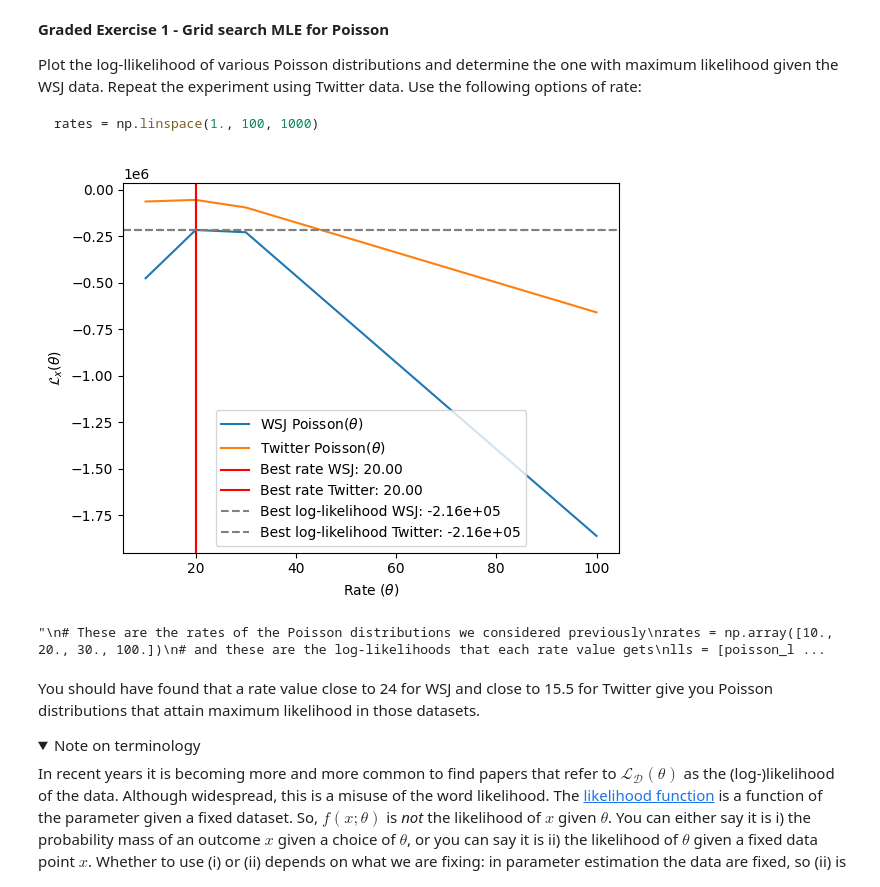
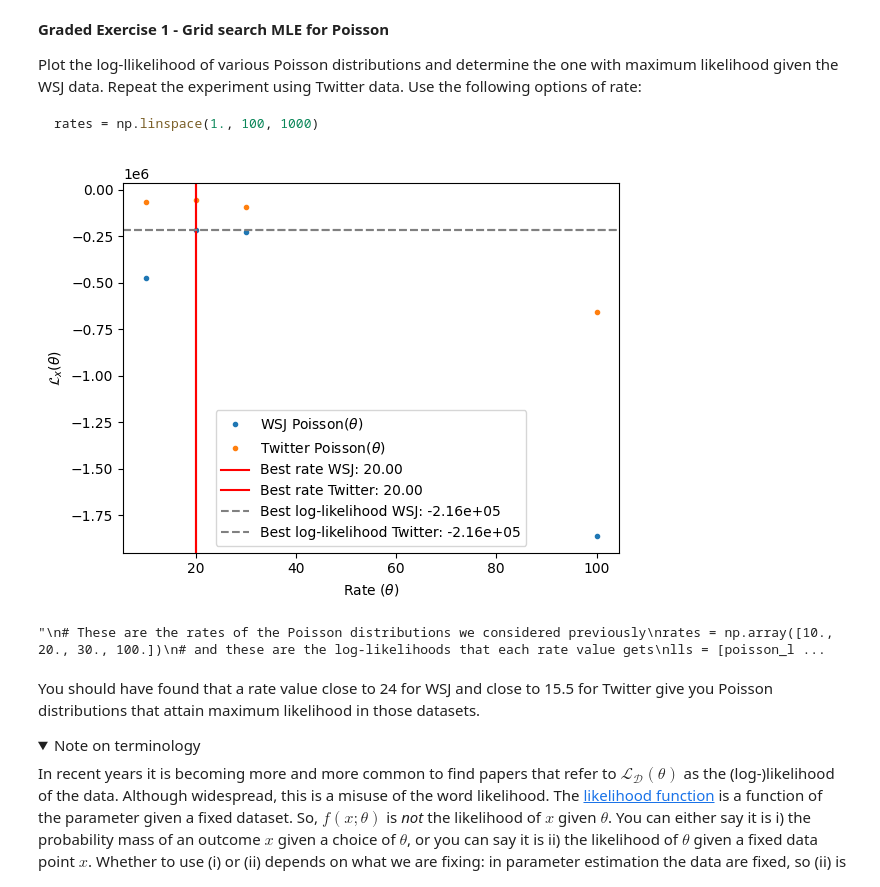
Before and after one commit to xsznr/NTMI, a Jupyter notebook: T1.ipynb, the cells around one changed output. Drawn from its saved outputs; the diff is of its cells as text; code cells hidden in the pictures; folded sections open.

```diff
--- a/T1.ipynb
+++ b/T1.ipynb
@@ -996,8 +996,8 @@ lls_wsj = [poisson_log_likelihood(rate, wsj_lens) for rate in rates]
 lls_twitter = [poisson_log_likelihood(rate, twitter_lens) for rate in rates]
 
 #plt.plot(rates, lls, '.', label=r'Poisson($\theta$)')
-plt.plot(rates, lls_wsj, label=r'WSJ Poisson($\theta$)')
-plt.plot(rates, lls_twitter, label=r'Twitter Poisson($\theta$)')
+plt.plot(rates, lls_wsj, '.', label=r'WSJ Poisson($\theta$)')
+plt.plot(rates, lls_twitter, '.', label=r'Twitter Poisson($\theta$)')
 
 argmax_wsj = np.argmax(lls_wsj)
 argmax_twitter = np.argmax(lls_twitter)
@@ -1007,34 +1007,34 @@ best_rate_twitter = rates[argmax_twitter]
 
 plt.axvline(best_rate_wsj, c='r', label=f'Best rate WSJ: {best_rate_wsj:.2f}')
 plt.axvline(best_rate_twitter, c='r', label=f'Best rate Twitter: {best_rate_twitter:.2f}')
 
 plt.axhline(lls[argmax_wsj], c='gray', linestyle='dashed', label=f'Best log-likelihood WSJ: {lls[argmax_wsj]:.2e}')
 plt.axhline(lls[argmax_twitter], c='gray', linestyle='dashed', label=f'Best log-likelihood Twitter: {lls[argmax_twitter]:.2e}')
 
 plt.ylabel(r'$\mathcal{L}_x(\theta)$')
 plt.xlabel(r'Rate ($\theta$)')
 
 plt.legend()
 plt.show()
 
 
 
 '''
 # These are the rates of the Poisson distributions we considered previously
 rates = np.array([10., 20., 30., 100.])
 # and these are the log-likelihoods that each rate value gets
 lls = [poisson_log_likelihood(rate, wsj_lens) for rate in rates]
 _ = plt.plot(rates, lls, '.', label=r'Poisson($\theta$)')
 argmax = np.argmax(lls)
 best_rate = rates[argmax]
 _ = plt.axvline(best_rate, c='r', label=f'Best rate: {best_rate:.2f}')
 _ = plt.axhline(lls[argmax], c='gray', linestyle='dashed', label=f'Best log-likelihood: {lls[argmax]:.2e}')
 _ = plt.ylabel(r'$\mathcal{L}_x(\theta)$')
 _ = plt.xlabel(r'Rate ($\theta$)')
 _ = plt.legend()
 '''
 # %% [output]
-[figure, old version]
+[figure, new version]
 "\n# These are the rates of the Poisson distributions we considered previously\nrates = np.array([10., 20., 30., 100.])\n# and these are the log-likelihoods that each rate value gets\nlls = [poisson_l ...
 # %% [markdown]
 You should have found that a rate value close to 24 for WSJ and close to 15.5 for Twitter give you Poisson distributions that attain maximum likelihood in those datasets.
```
Also changed, not shown: parts of 7 cells of this notebook.
